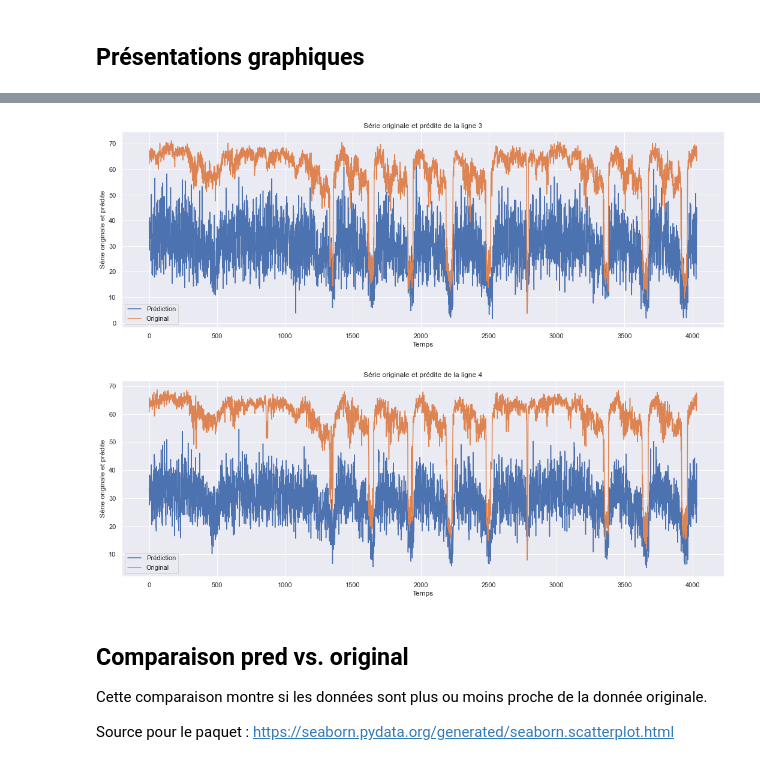
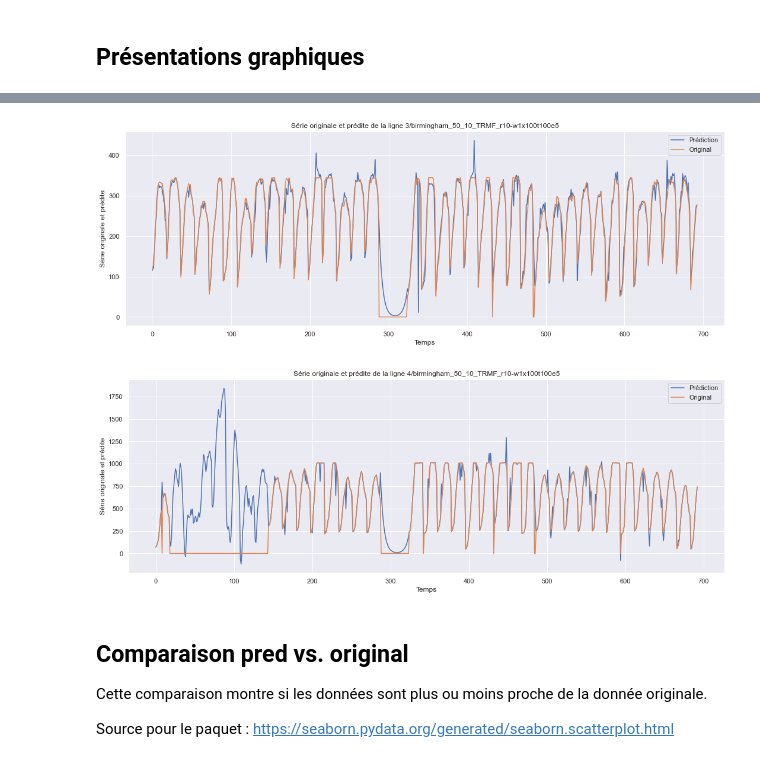
Before and after one commit to antoML/sysfac, a Jupyter notebook: 00_resultats.ipynb, the cells around one changed output, grey strips where cells are left out. Saved outputs shown, nothing was run; the diff lists cells and outputs as text; code cells hidden in the pictures.

```diff
--- a/00_resultats.ipynb
+++ b/00_resultats.ipynb
@@ -35,8 +35,8 @@ import seaborn as sns; sns.set()
 ## Seulement changer le fichier de base
 params = {
     "dossier1": "exp",
-    "dossier2": "/transport_Seattle",
-    "fichier_base": "/seattle_50_50_FMNN_r10-nnmf_mm",
+    "dossier2": "/transport_Birmingham",
+    "fichier_base": "/birmingham_50_10_TRMF_r10-w1x100t100e5",
     "fichier_comparatif": "/fichier_comparatif.csv"
     }
 # %% [markdown]
@@ -112,19 +117,19 @@ plt.show()
 # %%
 ## Troisième ligne
 fig = plt.figure(figsize=(18, 6))
 ax = sns.lineplot(data=list_data[2], dashes=False)
 ax.set_xlabel('Temps')
 ax.set_ylabel('Série originale et prédite')
 ax.legend(['Prédiction', 'Original'])
-ax.set_title('Série originale et prédite de la ligne 3')
+ax.set_title('Série originale et prédite de la ligne 3' + params["fichier_base"])
 
 # Nom du fichier
 graph3 = "{:}{:}.png".format(fichier_graph, 3)
 ax.figure.savefig(graph3)
 
 plt.show()
 # %% [output]
-[figure, old version]
+[figure, new version]
 # %%
 ## Quatrième ligne
 fig = plt.figure(figsize=(18, 6))
@@ -132,7 +137,7 @@ ax = sns.lineplot(data=list_data[3], dashes=False)
 ax.set_xlabel('Temps')
 ax.set_ylabel('Série originale et prédite')
 ax.legend(['Prédiction', 'Original'])
-ax.set_title('Série originale et prédite de la ligne 4')
+ax.set_title('Série originale et prédite de la ligne 4' + params["fichier_base"])
 
 # Nom du fichier
 graph4 = "{:}{:}.png".format(fichier_graph, 4)
@@ -141,7 +146,7 @@ ax.figure.savefig(graph4)
 
 plt.show()
 # %% [output]
-[figure, old version]
+[figure, new version]
 # %% [markdown]
 ## Comparaison pred vs. original
 
```
Also changed, not shown: parts of 4 cells of this notebook, 26 other files.
